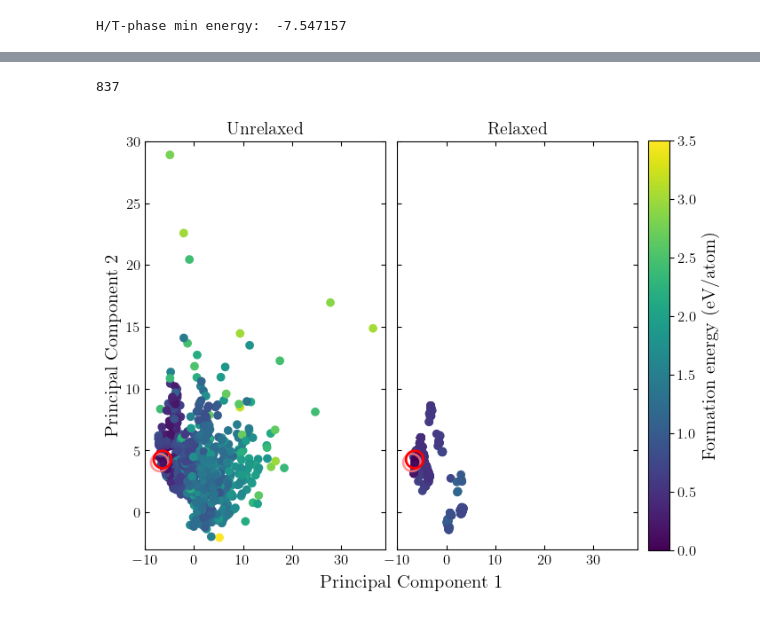
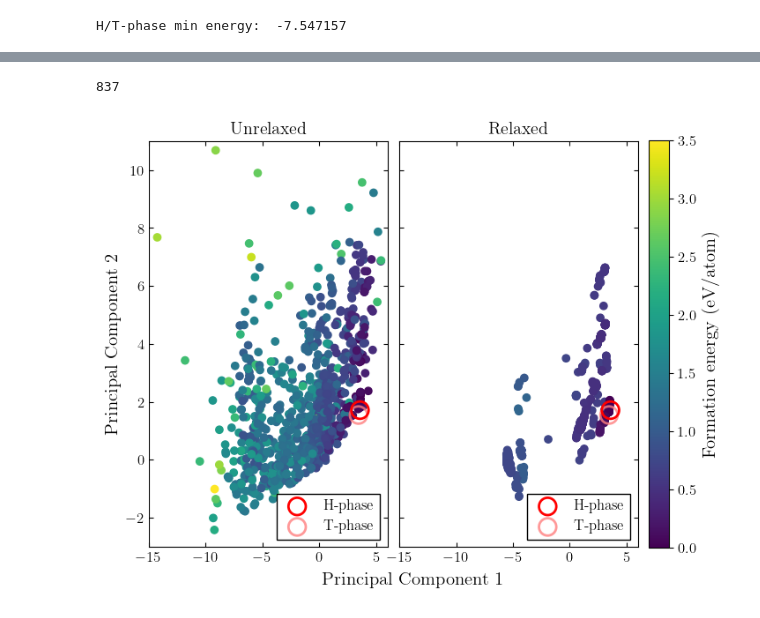
Before and after one commit to ExeQuantCode/RAFFLE, a Jupyter notebook: example/python_pkg/MoS2_learn/sort_structures.ipynb, the cells around one changed output, grey strips where cells are left out. Saved outputs shown, nothing was run; the diff lists cells and outputs as text; code cells hidden in the pictures.

```diff
--- a/example/python_pkg/MoS2_learn/sort_structures.ipynb
+++ b/example/python_pkg/MoS2_learn/sort_structures.ipynb
@@ -110,4 +94,24 @@ min_energy = np.min(energies_per_atom)
 print("H/T-phase min energy: ", min_energy)
 # %% [output]
 H/T-phase min energy:  -7.547157
+# %%
+## Read energies from energies_unrlxd_seed0.txt and add to the respective structures using a SinglePointCalculator
+## The file has the form "index energy"
+## This is done because there seem to be issues with storing the energy in the ASE trajectory file for some setups
+filename = "DTMP"+identifier+"/energies_unrlxd_seed"+str(seed)+".txt"
+with open(filename) as f:
+    for line in f:
+        index, energy = line.split()
+        index = int(index)
+        energy = float(energy)
+        unrlxd_structures[index].calc = SinglePointCalculator(unrlxd_structures[index], energy=energy * len(unrlxd_structures[index]))
+
+
+filename = "DTMP"+identifier+"/energies_rlxd_seed"+str(seed)+".txt"
+with open(filename) as f:
+    for line in f:
+        index, energy = line.split()
+        index = int(index)
+        energy = float(energy)
+        rlxd_structures[index].calc = SinglePointCalculator(rlxd_structures[index], energy=energy * len(rlxd_structures[index]))
 # %%
@@ -147 +147,4 @@ rlxd_string = "unrlxd" # which dataset to fit the PCA model to
+# %%
+## Fit the PCA model to the unrelaxed or relaxed structures
+rlxd_string = "rlxd"
 # %%
@@ -162,24 +166,34 @@ unrlxd_X_reduced = pca.transform(np.squeeze([arr for arr in descriptor.get_featu
 rlxd_X_reduced = pca.transform(np.squeeze([arr for arr in descriptor.get_features(rlxd_structures)])) # + [H_phase] + [T_phase])]))
 H_phase_X_reduced = pca.transform(descriptor.get_features(H_phase))
 T_phase_X_reduced = pca.transform(descriptor.get_features(T_phase))
-# %%
-min_energy_index = np.argmin(rlxd_delta_en_per_atom)
-print(min_energy_index)
-# %% [output]
-837
+# %%
+## Get the index of the structure with the minimum energy
+min_energy_index = np.argmin(rlxd_delta_en_per_atom)
+print(min_energy_index)
+# %% [output]
+837
 # %%
+## Plot the PCA
 fig, axes = plt.subplots(nrows=1, ncols=2, figsize=(8, 6))
 
 plt.subplots_adjust(wspace=0.05, hspace=0)
 
+## Get the maximum energy for the colourbar
 max_en = min(3.5, max(np.max(unrlxd_delta_en_per_atom), np.max(rlxd_delta_en_per_atom)))
 
+## Plot the PCA
 axes[0].scatter(unrlxd_X_reduced[:, 0], unrlxd_X_reduced[:, 1], c=unrlxd_delta_en_per_atom, cmap="viridis", vmin = 0, vmax = max_en)
 axes[1].scatter(rlxd_X_reduced[:, 0], rlxd_X_reduced[:, 1], c=rlxd_delta_en_per_atom, cmap="viridis", vmin = 0, vmax = max_en)
+
+## Add the minimum energy structures to the plot
 for ax in axes:
-  ax.scatter(T_phase_X_reduced[0,0], T_phase_X_reduced[0,1], s=200, edgecolor=[1.0, 0.5, 0.5, 0.8], facecolor='none', linewidth=2)
-  ax.scatter(H_phase_X_reduced[0,0], H_phase_X_reduced[0,1], s=200, edgecolor='red', facecolor='none', linewidth=2)
+    ax.scatter(T_phase_X_reduced[0,0], T_phase_X_reduced[0,1], s=200, edgecolor=[1.0, 0.5, 0.5, 0.8], facecolor='none', linewidth=2, label='T-phase')
+    ax.scatter(H_phase_X_reduced[0,0], H_phase_X_reduced[0,1], s=200, edgecolor='red', facecolor='none', linewidth=2, label='H-phase')
+    ax.legend(fontsize=10)
+    handles, labels = ax.get_legend_handles_labels()
+    ax.legend(handles[::-1], labels[::-1], facecolor='white', framealpha=1.0, edgecolor='black', fancybox=False, loc='lower right')
 
+## Add labels
 fig.text(0.5, 0.04, 'Principal Component 1', ha='center', fontsize=15)
 axes[0].set_ylabel('Principal Component 2', fontsize=15)
 axes[0].set_title('Unrelaxed')
@@ -197,35 +211,35 @@ else:
     ylims = [-3, 11]
   else:
     xlims = [-10, 39]
     ylims = [-3, 30]
 
 for ax in axes:
   ax.tick_params(axis='both', direction='in')
   ax.set_xlim(xlims)
   ax.set_ylim(ylims)
 
-# unify tick labels
+## Unify tick labels
 xticks = axes[0].get_xticks()
 xticks = xticks[(xticks >= xlims[0]) & (xticks <= xlims[1])]
 xticklabels = [ text for text in axes[0].get_xticklabels() if float(text.get_position()[0]) >= xlims[0] and float(text.get_position()[0]) <= xlims[1] ]
-
 axes[0].set_xticks(xticks)
 axes[1].set_xticks(xticks)
 axes[1].set_xticklabels(xticklabels)
 axes[1].set_yticklabels([])
 axes[0].tick_params(axis='x', labelbottom=True, top=True)
 axes[1].tick_params(axis='x', labelbottom=True, top=True)
 axes[0].tick_params(axis='y', labelbottom=True, right=True)
 axes[1].tick_params(axis='y', labelbottom=True, right=True)
 
-# Make axes[0] and axes[1] the same width
+## Make axes[0] and axes[1] the same width
 axes[0].set_box_aspect(1.7)
 axes[1].set_box_aspect(1.7)
 
-# Add colorbar next to the axes
+## Add colorbar next to the axes
 cbar = fig.colorbar(axes[1].collections[0], ax=axes, orientation='vertical', fraction=0.085, pad=0.02)
 cbar.set_label('Formation energy (eV/atom)', fontsize=15)
 
+## Save the figure
 plt.savefig('MoS2_RAFFLE'+identifier+'_pca_'+rlxd_string+'_fit_seed'+str(seed)+'.pdf', bbox_inches='tight', pad_inches=0, facecolor=fig.get_facecolor(), edgecolor='none')
 # %% [output]
-[figure, old version]
+[figure, new version]
```
Also changed, not shown: parts of 19 cells of this notebook, 14 other files.
